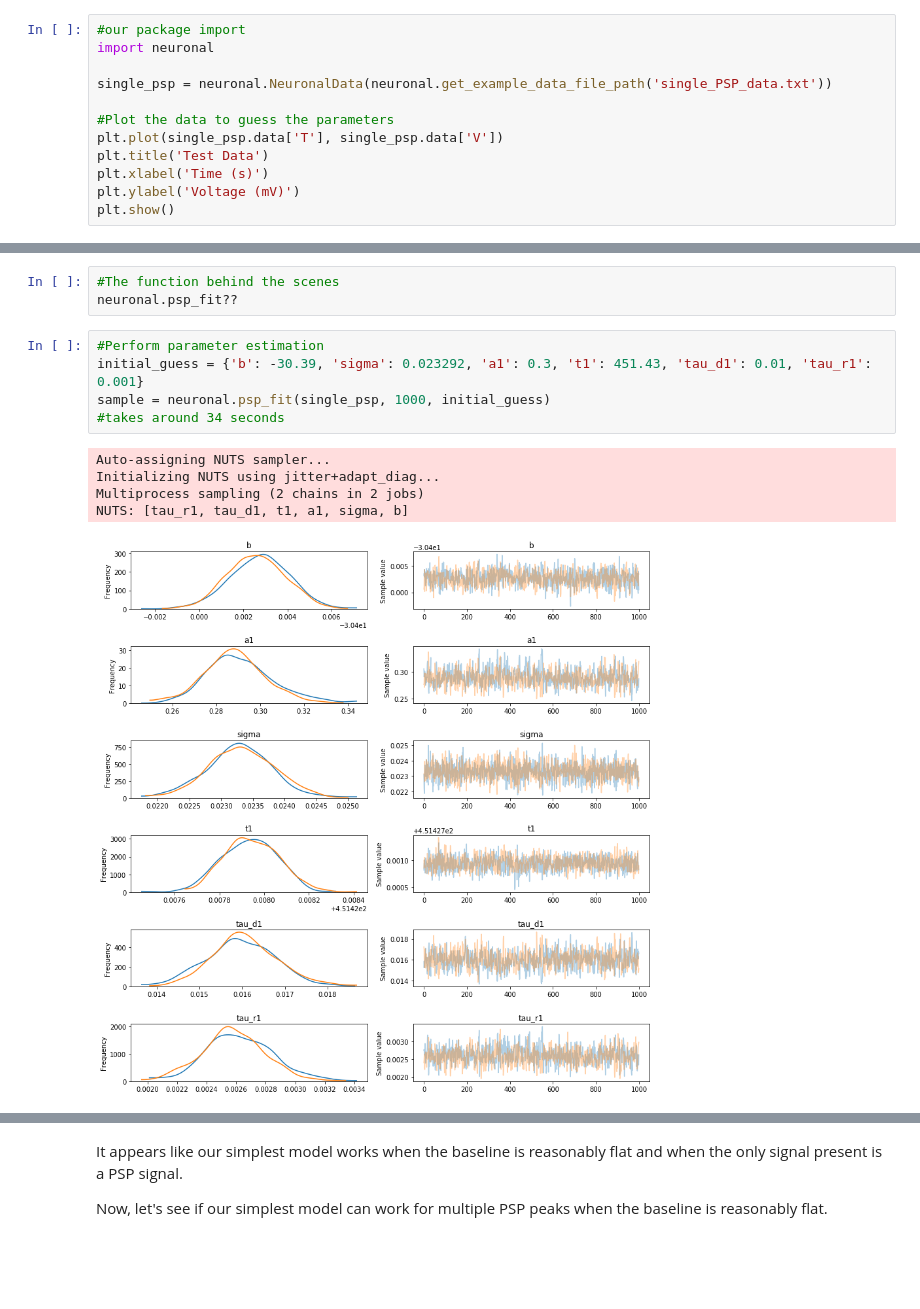
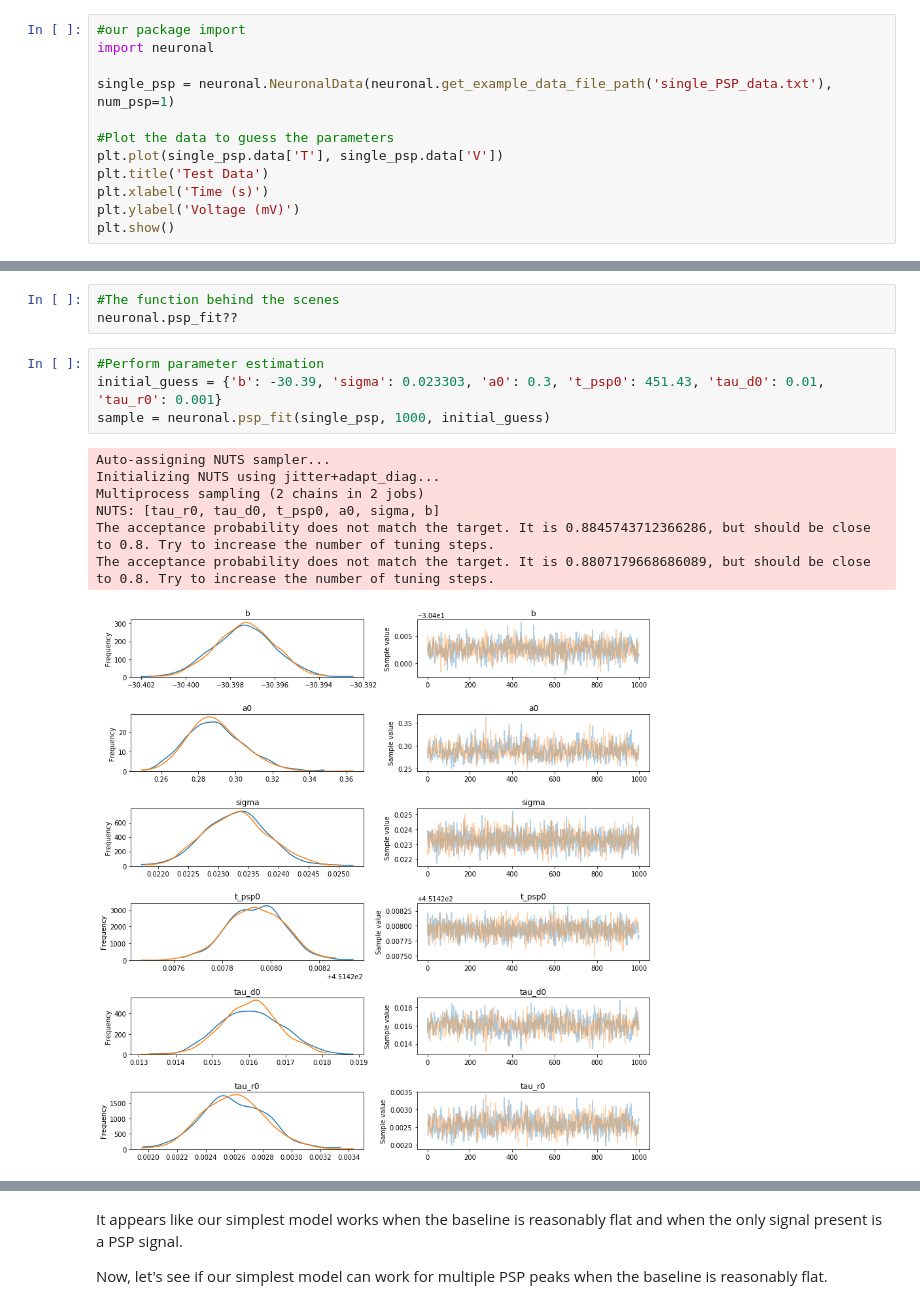
Before and after one commit to phys201/neuronal, a Jupyter notebook: tutorial.ipynb, the cells around one changed output, grey strips where cells are left out. Cells and saved outputs as stored; diff of their text form; blank space fills up the shorter version.

```diff
--- a/tutorial.ipynb
+++ b/tutorial.ipynb
@@ -95,7 +94,7 @@ Let's import the data using a NeuronalData object. This stores the imported data
 #our package import
 import neuronal
 
-single_psp = neuronal.NeuronalData(neuronal.get_example_data_file_path('single_PSP_data.txt'))
+single_psp = neuronal.NeuronalData(neuronal.get_example_data_file_path('single_PSP_data.txt'), num_psp=1)
 
 #Plot the data to guess the parameters
 plt.plot(single_psp.data['T'], single_psp.data['V'])
@@ -110,15 +109,16 @@ plt.show()
 neuronal.psp_fit??
 # %%
 #Perform parameter estimation
-initial_guess = {'b': -30.39, 'sigma': 0.023292, 'a1': 0.3, 't1': 451.43, 'tau_d1': 0.01, 'tau_r1': 0.001}
+initial_guess = {'b': -30.39, 'sigma': 0.023303, 'a0': 0.3, 't_psp0': 451.43, 'tau_d0': 0.01, 'tau_r0': 0.001}
 sample = neuronal.psp_fit(single_psp, 1000, initial_guess)
-#takes around 34 seconds
 # %% [output]
 Auto-assigning NUTS sampler...
 Initializing NUTS using jitter+adapt_diag...
 Multiprocess sampling (2 chains in 2 jobs)
-NUTS: [tau_r1, tau_d1, t1, a1, sigma, b]
+NUTS: [tau_r0, tau_d0, t_psp0, a0, sigma, b]
+The acceptance probability does not match the target. It is 0.8845743712366286, but should be close to 0.8. Try to increase the number of tuning steps.
+The acceptance probability does not match the target. It is 0.8807179668686089, but should be close to 0.8. Try to increase the number of tuning steps.
-[figure, old version]
+[figure, new version]
 # %%
 summary = pm.summary(sample)
 summary
```
Also changed, not shown: parts of 9 cells of this notebook.
